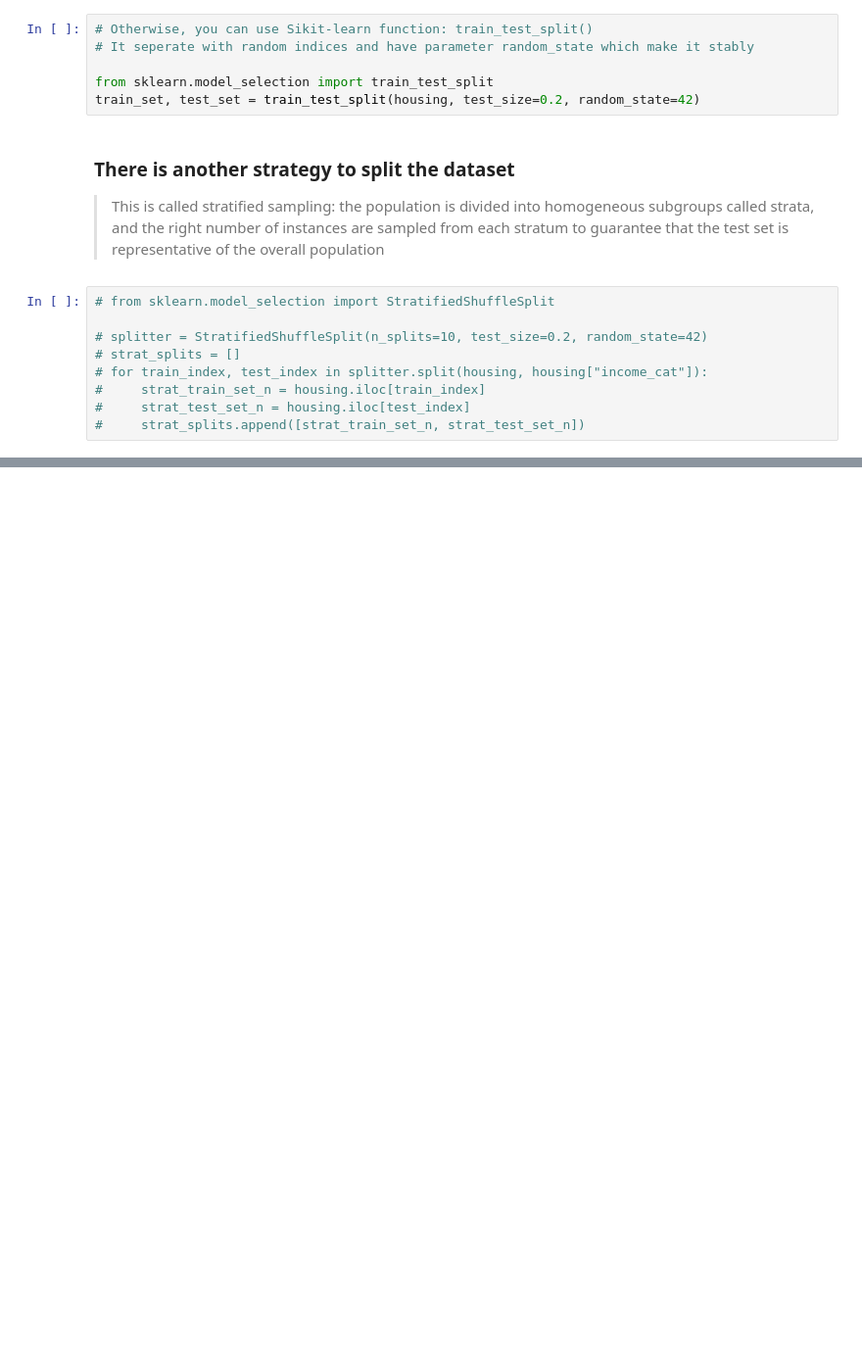
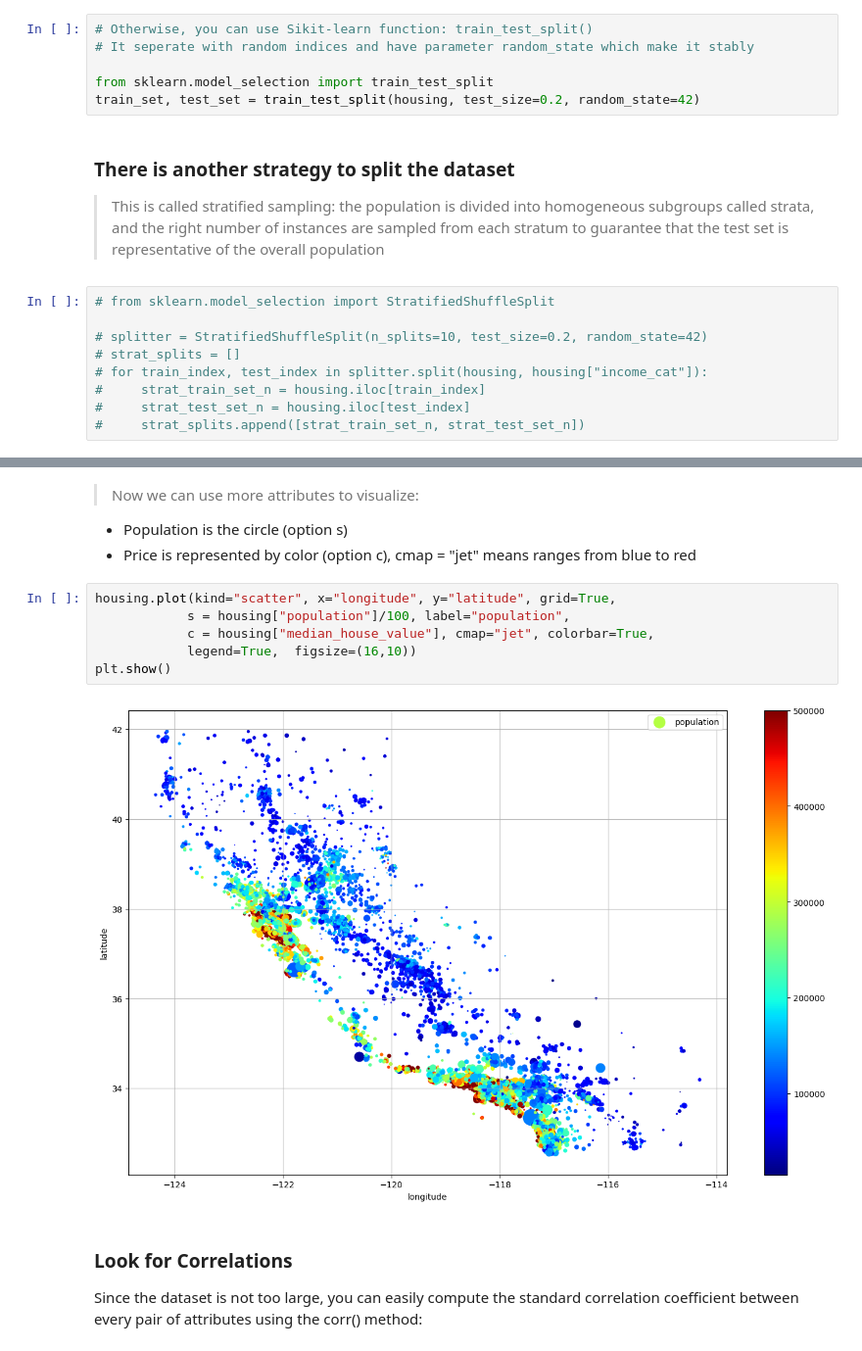
Before and after one commit to nminhquang380/housePricePrediction, a Jupyter notebook: notebook.ipynb, the cells around one changed output, grey strips where cells are left out. Shown at 98% size. Drawn from its saved outputs; the diff is of its cells as text; blank space fills up the shorter version.

```diff
--- a/notebook.ipynb
+++ b/notebook.ipynb
@@ -164,0 +199,17 @@ train_set, test_set = train_test_split(housing, test_size=0.2, random_state=42)
+# %% [markdown]
+> Now we can use more attributes to visualize:
+- Population is the circle (option s)
+- Price is represented by color (option c), cmap = "jet" means ranges from blue to red
+# %%
+housing.plot(kind="scatter", x="longitude", y="latitude", grid=True,
+            s = housing["population"]/100, label="population",
+            c = housing["median_house_value"], cmap="jet", colorbar=True,
+            legend=True,  figsize=(16,10))
+plt.show()
+# %% [output]
+[figure, added]
+# %% [markdown]
+### Look for Correlations
+Since the dataset is not too large, you can easily compute the standard
+correlation coefficient between every pair of
+attributes using the corr() method:
```
Also changed, not shown: parts of 17 cells of this notebook, 2 other files.
